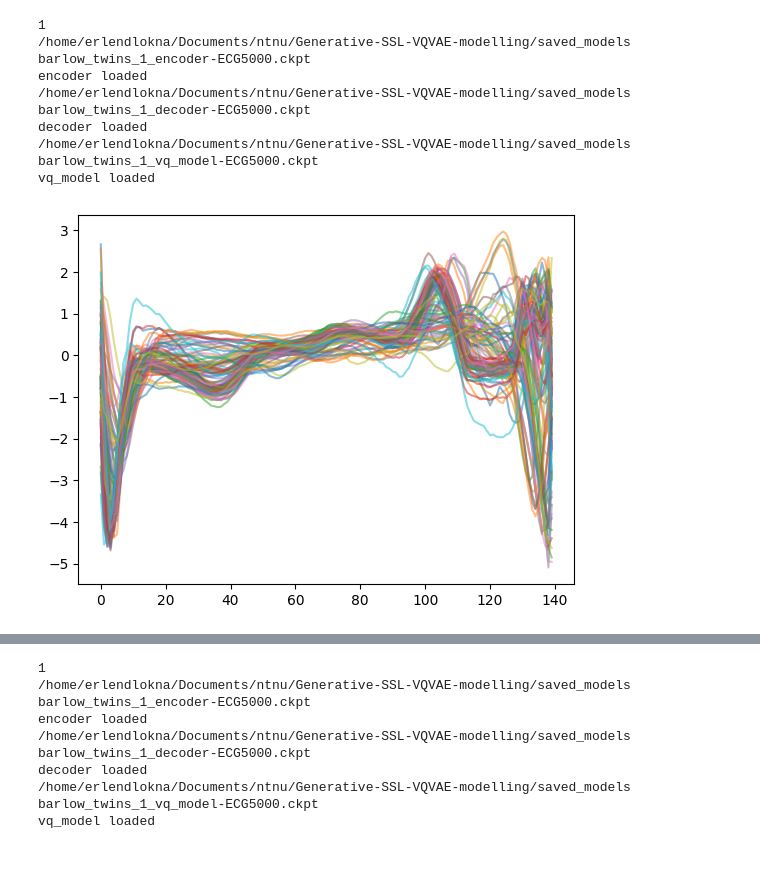
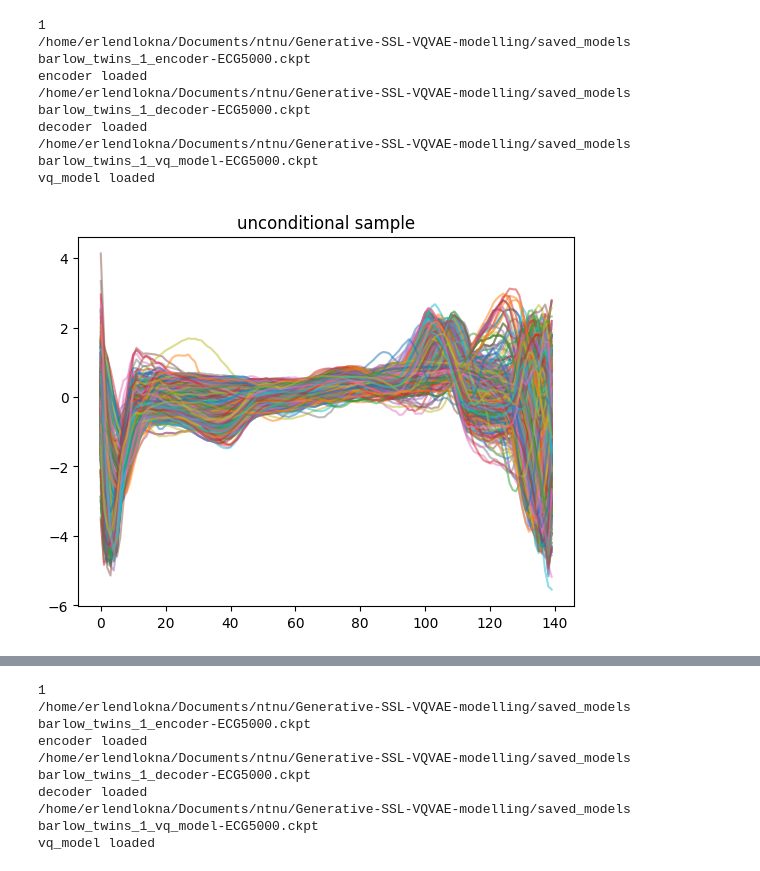
Before and after one commit to erlendlokna/Generative-SSL-VQVAE-modelling, a Jupyter notebook: eval_test.ipynb, the cells around one changed output, grey strips where cells are left out. Saved outputs shown, nothing was run; the diff lists cells and outputs as text; code cells hidden in the pictures.

```diff
--- a/eval_test.ipynb
+++ b/eval_test.ipynb
@@ -63,8 +64,8 @@ def plot_samples(x_gen, n_figs=100, title=""):
     plt.show()
-# %%
-plot_samples(x_gen)
-# %% [output]
-[figure, removed]
+# %%
+plot_samples(x_gen, n_figs=1000, title="unconditional sample")
+# %% [output]
+[figure, added]
 # %%
 z_test, z_gen = eval.compute_z(x_gen)
 # %%
```
Also changed, not shown: parts of 4 cells of this notebook, 15 other files.
